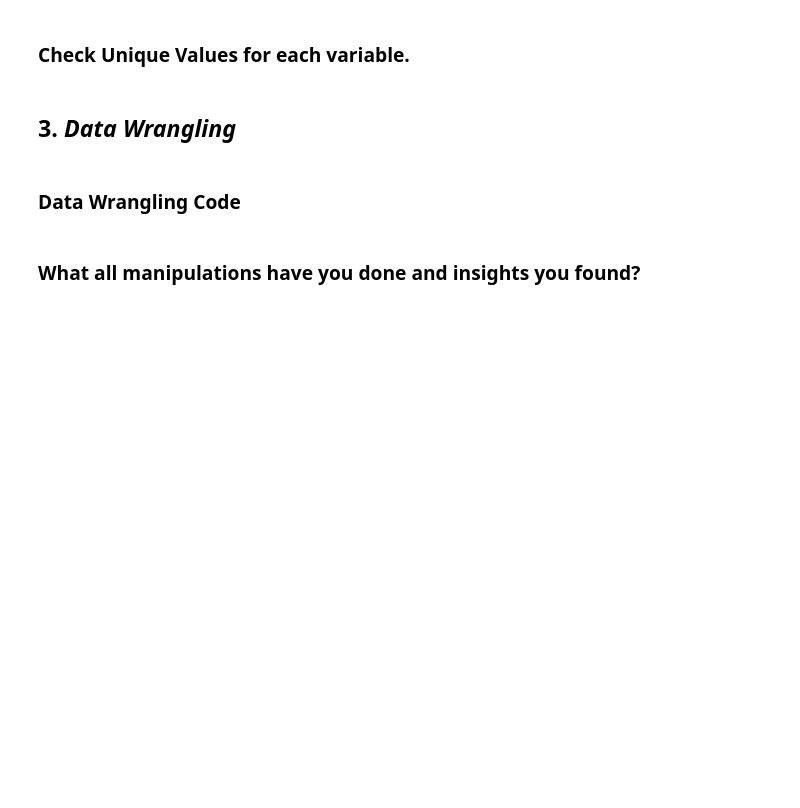
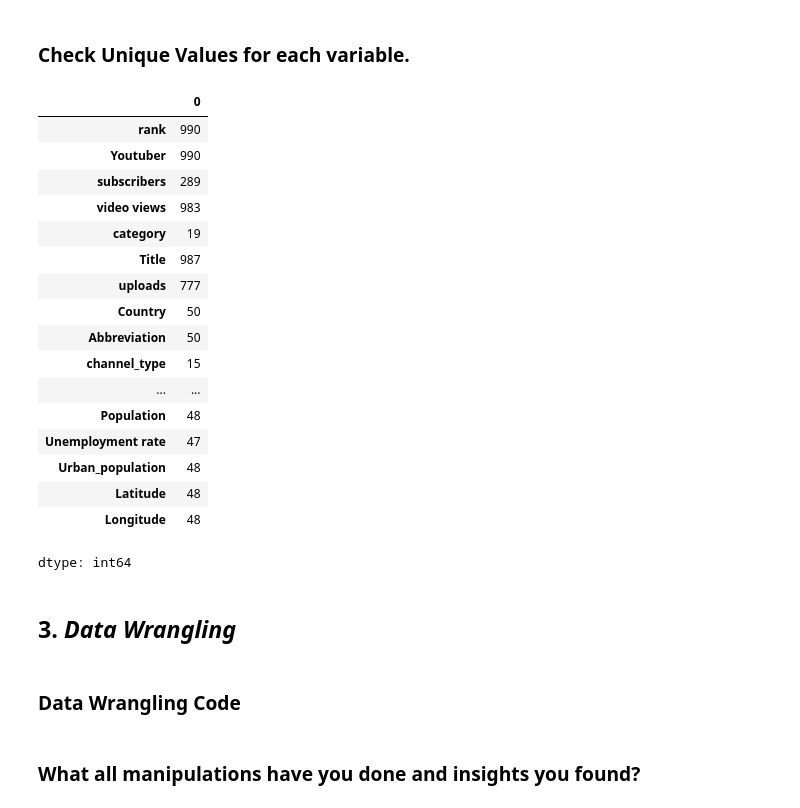
Before and after one commit to Sneha8126/Sneha-EDA-Submission-Template, a Jupyter notebook: Sneha_EDA_Submission_Template.ipynb, the cells around one changed output. Drawn from its saved outputs; the diff is of its cells as text; code cells hidden in the pictures; blank space fills up the shorter version.

```diff
--- a/Sneha_EDA_Submission_Template.ipynb
+++ b/Sneha_EDA_Submission_Template.ipynb
@@ -250,6 +331,26 @@ Answer Here
 ### Check Unique Values for each variable.
 # %%
 # Check Unique Values for each variable.
+df.nunique()
+# %% [output]
+|  | 0 |
+| rank | 990 |
+| Youtuber | 990 |
+| subscribers | 289 |
+| video views | 983 |
+| category | 19 |
+| Title | 987 |
+| uploads | 777 |
+| Country | 50 |
+| Abbreviation | 50 |
+| channel_type | 15 |
+| ... | ... |
+| Population | 48 |
+| Unemployment rate | 47 |
+| Urban_population | 48 |
+| Latitude | 48 |
+| Longitude | 48 |
+dtype: int64
 # %% [markdown]
 ## 3. ***Data Wrangling***
 # %% [markdown]
```
Also changed, not shown: parts of 6 cells of this notebook.
